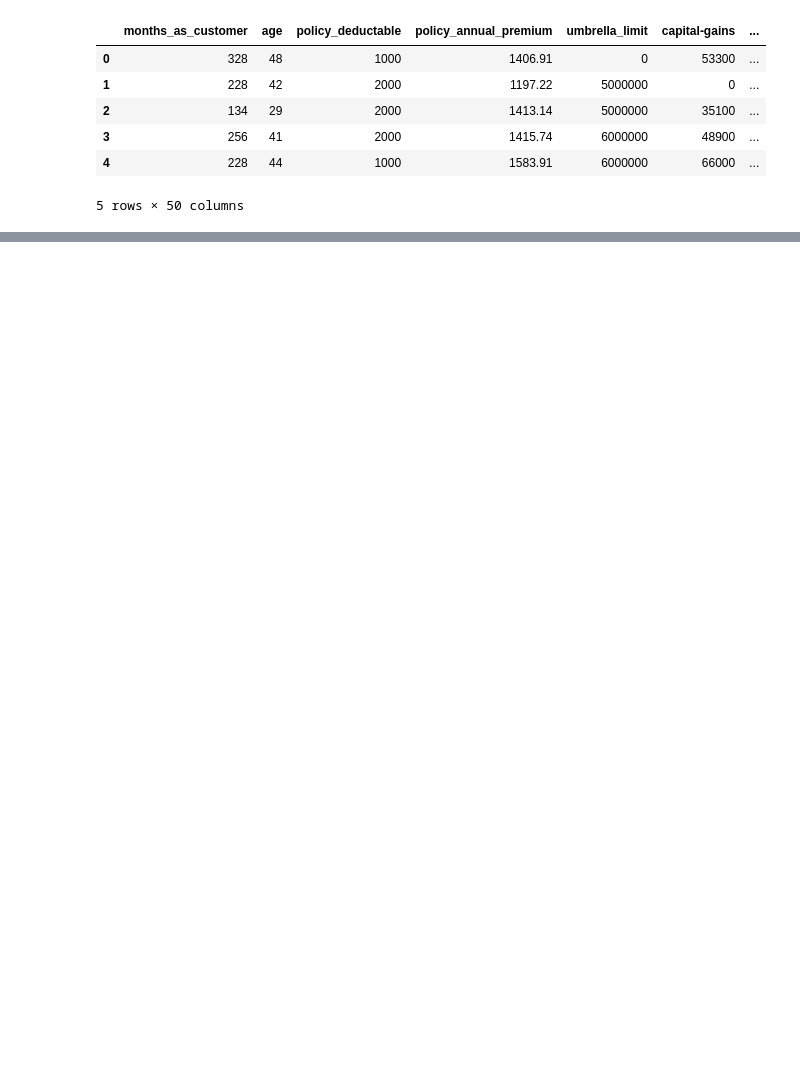
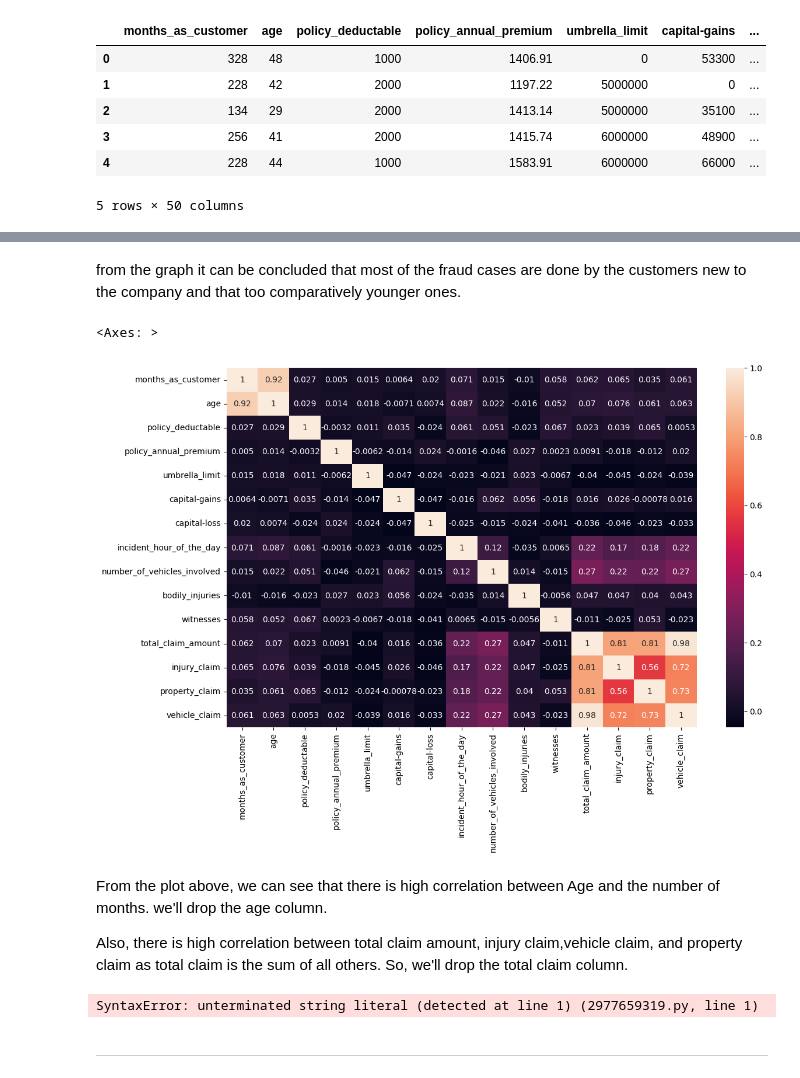
Before and after one commit to omkarpawar1430/Insurance-Fraud-Detection, a Jupyter notebook: EDA/EDA_Insurance_Fraud_Detection_Raw.ipynb, the cells around one changed output, grey strips where cells are left out. Cells and saved outputs as stored; diff of their text form; code cells hidden in the pictures; blank space fills up the shorter version.

```diff
--- a/EDA/EDA_Insurance_Fraud_Detection_Raw.ipynb
+++ b/EDA/EDA_Insurance_Fraud_Detection_Raw.ipynb
@@ -437,0 +405,19 @@ TypeError: scatterplot() takes from 0 to 1 positional arguments but 2 positional
+# %% [markdown]
+from the graph it can be concluded that most of the fraud cases are done by the customers new
+to the company and that too comparatively younger ones.
+# %%
+plt.figure(figsize=(13,8))
+sns.heatmap(num_df.corr(), annot=True )
+# %% [output]
+<Axes: >
+[figure, added]
+# %% [markdown]
+From the plot above, we can see that there is high correlation between Age and the number of months. we'll drop the age column.
+
+Also, there is high correlation between total claim amount, injury claim,vehicle claim, and property claim as total claim is the sum of all others. So, we'll drop the total claim column.
+# %%
+{'C': 1, 'degree': 1, 'gamma': 'scale', 'kernel': 'rbf'}
+# %% [output]
+SyntaxError: unterminated string literal (detected at line 1) (2977659319.py, line 1)
+# %% [markdown]
+-----
```
Also changed, not shown: parts of 24 cells of this notebook, 1 other file.
